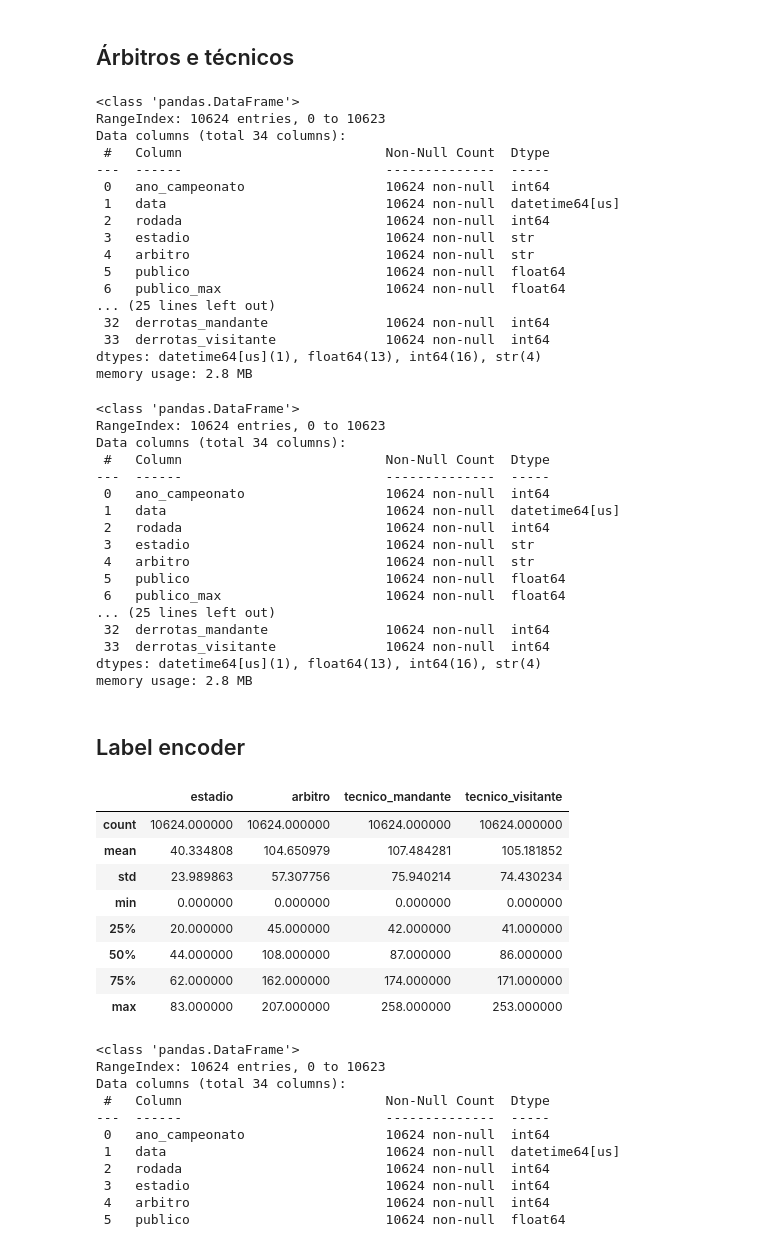
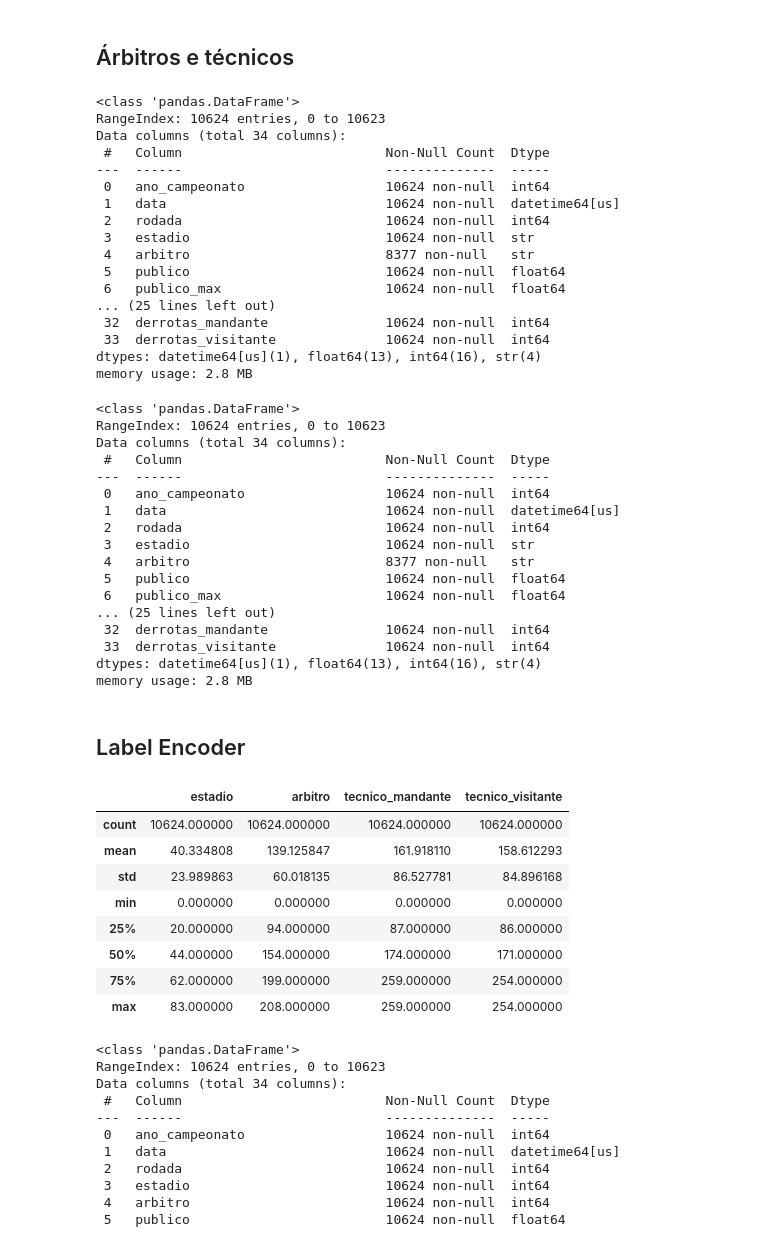
Before and after one commit to leandroassis/sportbet_model, a Jupyter notebook: data/feature_eng.ipynb, the cells around one changed output. Drawn from its saved outputs; the diff is of its cells as text; code cells hidden in the pictures.

Commit message:
preenchimento de dados pronto

```diff
--- a/data/feature_eng.ipynb
+++ b/data/feature_eng.ipynb
@@ -520,9 +528,10 @@ for ano in dataset['ano_campeonato'].unique():
         # Preenche os NaNs da coluna 'arbitro' para a temporada atual com a moda encontrada
         dataset.loc[(dataset['ano_campeonato'] == ano) & (dataset['arbitro'].isna()), 'arbitro'] = arbitro_mais_comum
 
-# Se ainda houver algum NaN (ex: uma temporada inteira sem dados de árbitro), preenche com a moda geral
-moda_geral_arbitro = dataset['arbitro'].mode()[0]
-dataset['arbitro'] = dataset['arbitro'].fillna(moda_geral_arbitro)
+# Se ainda houver algum NaN (ex: uma temporada inteira sem dados de árbitro), deixa o imputer lidar
+#moda_geral_arbitro = dataset['arbitro'].mode()[0]
+#dataset['arbitro'] = dataset['arbitro'].fillna(moda_geral_arbitro)
+dataset['arbitro'] = dataset['arbitro'].fillna('Desconhecido') # preence com valor genérico que será tratado pelo imputer
 
 dataset.info()
 # %% [output]
@@ -535,7 +544,7 @@ Data columns (total 34 columns):
  1   data                            10624 non-null  datetime64[us]
  2   rodada                          10624 non-null  int64
  3   estadio                         10624 non-null  str
- 4   arbitro                         10624 non-null  str
+ 4   arbitro                         8377 non-null   str
  5   publico                         10624 non-null  float64
  6   publico_max                     10624 non-null  float64
 ... (25 lines left out)
@@ -544,7 +553,9 @@ Data columns (total 34 columns):
 dtypes: datetime64[us](1), float64(13), int64(16), str(4)
 memory usage: 2.8 MB
 # %%
+# Para cada temporada, preenche os NaNs nas colunas de técnicos com a moda do técnico para aquele time na temporada, considerando tanto jogos como mandante quanto visitante
 for ano in dataset['ano_campeonato'].unique():
+
     df_temporada = dataset[dataset['ano_campeonato'] == ano]
     times_temporada = pd.concat([df_temporada['time_mandante'], df_temporada['time_visitante']]).unique()
 
@@ -566,12 +577,14 @@ for ano in dataset['ano_campeonato'].unique():
             dataset.loc[(dataset['ano_campeonato'] == ano) & (dataset['time_visitante'] == time) & (dataset['tecnico_visitante'].isna()), 'tecnico_visitante'] = moda_tecnico
 
 # Para casos onde um time possa não ter nenhum registro de técnico em uma temporada (improvável)
-# Preenche com a moda geral da respectiva coluna
-moda_geral_tecnico_mandante = dataset['tecnico_mandante'].mode()[0]
-moda_geral_tecnico_visitante = dataset['tecnico_visitante'].mode()[0]
+# deixa o imputer lidar
+#moda_geral_tecnico_mandante = dataset['tecnico_mandante'].mode()[0]
+#moda_geral_tecnico_visitante = dataset['tecnico_visitante'].mode()[0]
 
-dataset['tecnico_mandante'] = dataset['tecnico_mandante'].fillna(moda_geral_tecnico_mandante)
-dataset['tecnico_visitante'] = dataset['tecnico_visitante'].fillna(moda_geral_tecnico_visitante)
+#dataset['tecnico_mandante'] = dataset['tecnico_mandante'].fillna(moda_geral_tecnico_mandante)
+#dataset['tecnico_visitante'] = dataset['tecnico_visitante'].fillna(moda_geral_tecnico_visitante)
+dataset['tecnico_mandante'] = dataset['tecnico_mandante'].fillna('Desconecido') # preence com valor genérico que será tratado pelo imputer
+dataset['tecnico_visitante'] = dataset['tecnico_visitante'].fillna('Desconecido') # preence com valor genérico que será tratado pelo imputer
 
 dataset.info()
 # %% [output]
@@ -584,7 +597,7 @@ Data columns (total 34 columns):
  1   data                            10624 non-null  datetime64[us]
  2   rodada                          10624 non-null  int64
  3   estadio                         10624 non-null  str
- 4   arbitro                         10624 non-null  str
+ 4   arbitro                         8377 non-null   str
  5   publico                         10624 non-null  float64
  6   publico_max                     10624 non-null  float64
 ... (25 lines left out)
@@ -593,36 +606,45 @@ Data columns (total 34 columns):
 dtypes: datetime64[us](1), float64(13), int64(16), str(4)
 memory usage: 2.8 MB
 # %% [markdown]
-## Label encoder
+## Label Encoder
 # %%
 # poderia tirar estadios, arbitro e tecnicos com one hot encoding (pessimo pq adiciona muitas colunas),
 #  usar labelencoder(cardinalidade)+embeddings (melhor pq mantém a cardinalidade e não adiciona colunas)
-# ou construir uma metrica personalidade EX:
+# ou construir uma metrica personalizada EX:
 # estadio pode virar uma coluna "joga em casa" binaria, mas essa info ja esta encodada em "time_mandante"
 # alem de perder o fit no "clima de bom jogo" que alguns estadios podem ter
 # e perder casos especificos em que um mandante nao joga em casa (e pode ser prejudicado)
 
 from sklearn.preprocessing import LabelEncoder
 
-label_encoder = LabelEncoder()
-dataset['estadio'] = label_encoder.fit_transform(dataset['estadio'])
+def aplica_label_encoder(coluna):
+    label_encoder = LabelEncoder()
+    label_encoder.fit(dataset[coluna].dropna())
+    conversao = pd.DataFrame({
+        coluna: label_encoder.classes_,
+        'label_encoded': label_encoder.transform(label_encoder.classes_)
+    })
+    dataset[coluna] = label_encoder.transform(dataset[coluna])
 
-dataset['arbitro'] = label_encoder.fit_transform(dataset['arbitro'])
+    dataset.loc[dataset[coluna] == conversao['Desconhecido'].iloc[0], coluna] = np.nan # restaura NaNs para os valores genéricos que foram preenchidos para o imputer lidar
+    conversao.to_csv(f'dicts/{coluna}_label_encoder.csv', index=False)
 
-dataset['tecnico_mandante'] = label_encoder.fit_transform(dataset['tecnico_mandante'])
-dataset['tecnico_visitante'] = label_encoder.fit_transform(dataset['tecnico_visitante'])
+aplica_label_encoder('estadio')
+aplica_label_encoder('arbitro')
+aplica_label_encoder('tecnico_mandante')
+aplica_label_encoder('tecnico_visitante')
 
 dataset.iloc[:, dataset.columns.isin(['estadio', 'arbitro', 'tecnico_mandante', 'tecnico_visitante'])].describe()
 # %% [output]
 |  | estadio | arbitro | tecnico_mandante | tecnico_visitante |
 | count | 10624.000000 | 10624.000000 | 10624.000000 | 10624.000000 |
-| mean | 40.334808 | 104.650979 | 107.484281 | 105.181852 |
-| std | 23.989863 | 57.307756 | 75.940214 | 74.430234 |
+| mean | 40.334808 | 139.125847 | 161.918110 | 158.612293 |
+| std | 23.989863 | 60.018135 | 86.527781 | 84.896168 |
 | min | 0.000000 | 0.000000 | 0.000000 | 0.000000 |
-| 25% | 20.000000 | 45.000000 | 42.000000 | 41.000000 |
-| 50% | 44.000000 | 108.000000 | 87.000000 | 86.000000 |
-| 75% | 62.000000 | 162.000000 | 174.000000 | 171.000000 |
-| max | 83.000000 | 207.000000 | 258.000000 | 253.000000 |
+| 25% | 20.000000 | 94.000000 | 87.000000 | 86.000000 |
+| 50% | 44.000000 | 154.000000 | 174.000000 | 171.000000 |
+| 75% | 62.000000 | 199.000000 | 259.000000 | 254.000000 |
+| max | 83.000000 | 208.000000 | 259.000000 | 254.000000 |
 # %%
 dataset.info()
 # %% [output]
```
Also changed, not shown: parts of 11 cells of this notebook, 2 other files.
